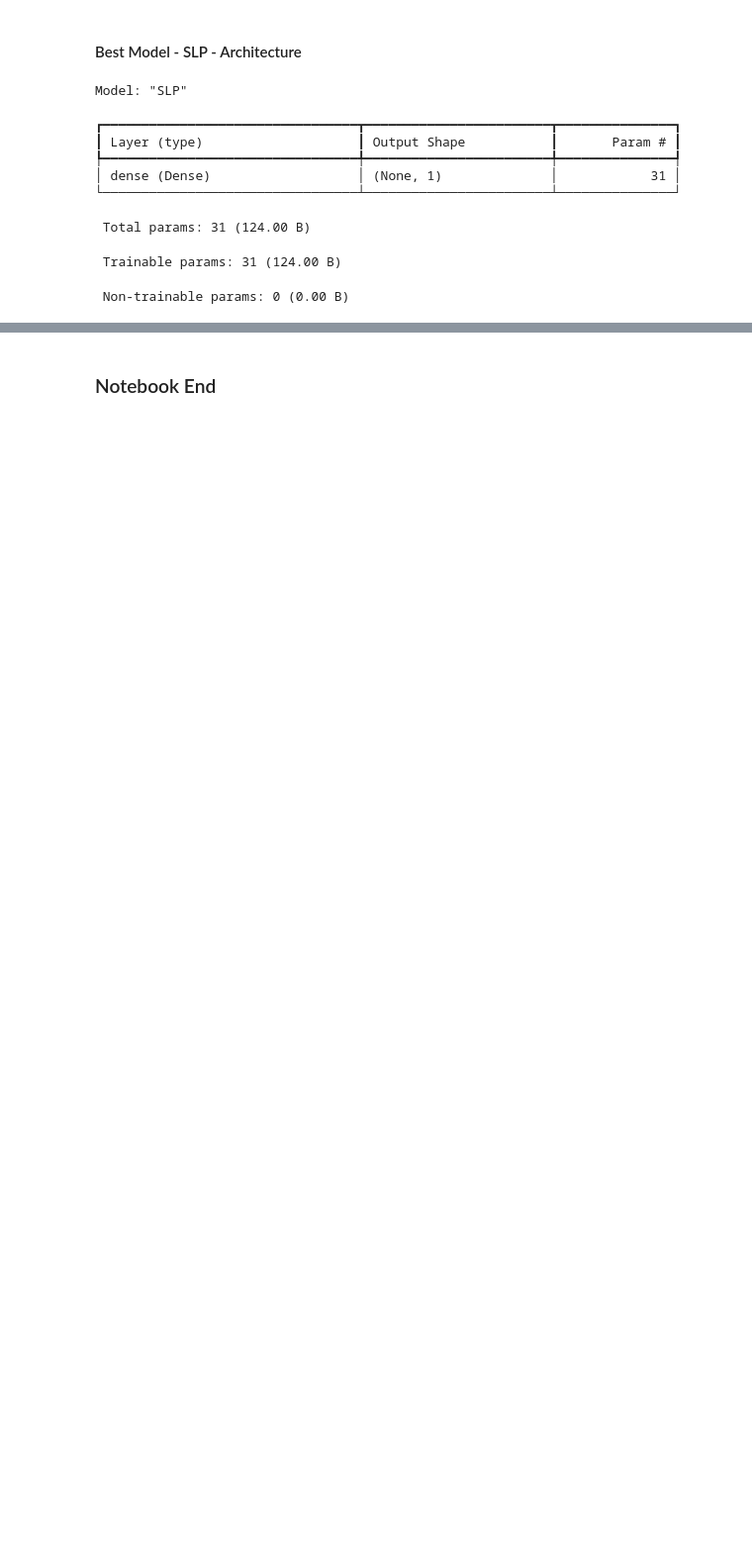
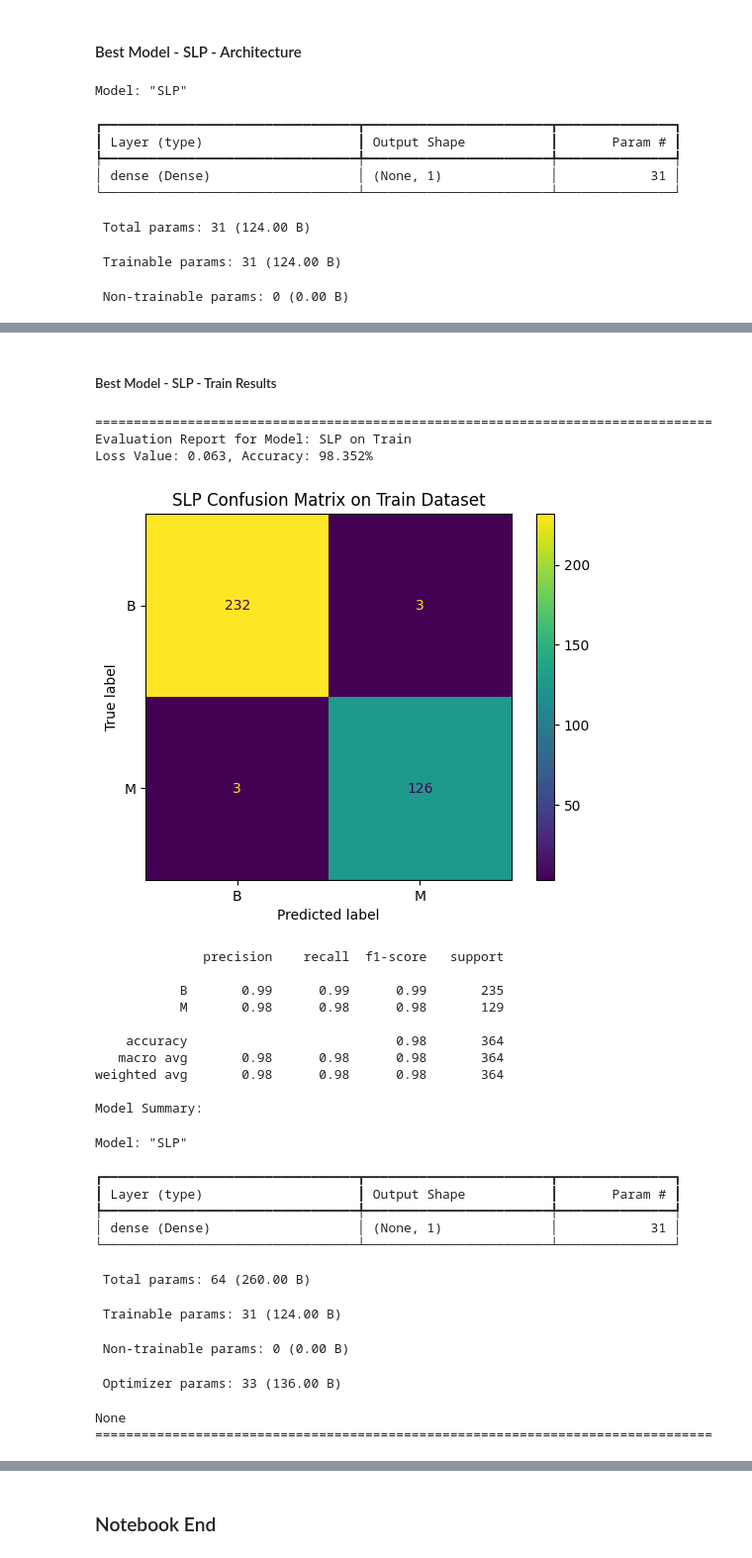
Before and after one commit to Team-AY/Breast-Cancer-Prediction, a Jupyter notebook: Best_model_architecture.ipynb, the cells around one changed output, grey strips where cells are left out. Shown at 99% size. Cells and saved outputs as stored; diff of their text form; code cells hidden in the pictures; blank space fills up the shorter version.

```diff
--- a/Best_model_architecture.ipynb
+++ b/Best_model_architecture.ipynb
@@ -101,25 +101,26 @@ import tensorflow as tf
 # %% [markdown]
 ##### Function Helpers
 # %%
-def model_result(model):
+def model_result(model, X, y, dataset_name):
     print('================================================================================')
-    print(f'Evaluation Report for Model: {model.name}')
+    print(f'Evaluation Report for Model: {model.name} on {dataset_name}')
 
     # accuracy
-    result = model.evaluate(X_test, y_test, verbose=0)
+    result = model.evaluate(X, y, verbose=0)
     print(f'Loss Value: {result[0]:.3f}, Accuracy: {result[1]*100:.3f}%')
 
     # confusion matrix
-    y_prob = model.predict(X_test, verbose=0)
+    y_prob = model.predict(X, verbose=0)
     y_pred = np.round(y_prob).astype(int)
-    cm_test = confusion_matrix(y_test, y_pred)
-    #sns.heatmap(cm_test,annot=True)
-    cm_disp = ConfusionMatrixDisplay(cm_test, display_labels=le.classes_)
+    cm = confusion_matrix(y, y_pred)
+    #sns.heatmap(cm,annot=True)
+    cm_disp = ConfusionMatrixDisplay(cm, display_labels=le.classes_)
     cm_disp.plot()
+    plt.title(f'{model.name} Confusion Matrix on {dataset_name} Dataset')
     plt.show()
 
     # classification report
-    report = classification_report(y_test, y_pred, target_names=le.classes_)
+    report = classification_report(y, y_pred, target_names=le.classes_)
     print(report)
 
     print('Model Summary:')
@@ -258,0 +270,31 @@ Model: "SLP"
+# %% [markdown]
+##### Best Model - SLP - Train Results
+# %%
+model_result(model, X_train, y_train, 'Train')
+# %% [output]
+================================================================================
+Evaluation Report for Model: SLP on Train
+Loss Value: 0.063, Accuracy: 98.352%
+[figure, added]
+              precision    recall  f1-score   support
+
+           B       0.99      0.99      0.99       235
+           M       0.98      0.98      0.98       129
+
+    accuracy                           0.98       364
+   macro avg       0.98      0.98      0.98       364
+weighted avg       0.98      0.98      0.98       364
+
+Model Summary:
+Model: "SLP"
+┏━━━━━━━━━━━━━━━━━━━━━━━━━━━━━━━━━┳━━━━━━━━━━━━━━━━━━━━━━━━┳━━━━━━━━━━━━━━━┓
+┃ Layer (type)                    ┃ Output Shape           ┃       Param # ┃
+┡━━━━━━━━━━━━━━━━━━━━━━━━━━━━━━━━━╇━━━━━━━━━━━━━━━━━━━━━━━━╇━━━━━━━━━━━━━━━┩
+│ dense (Dense)                   │ (None, 1)              │            31 │
+└─────────────────────────────────┴────────────────────────┴───────────────┘
+ Total params: 64 (260.00 B)
+ Trainable params: 31 (124.00 B)
+ Non-trainable params: 0 (0.00 B)
+ Optimizer params: 33 (136.00 B)
+None
+================================================================================
```
Also changed, not shown: parts of 8 cells of this notebook.
